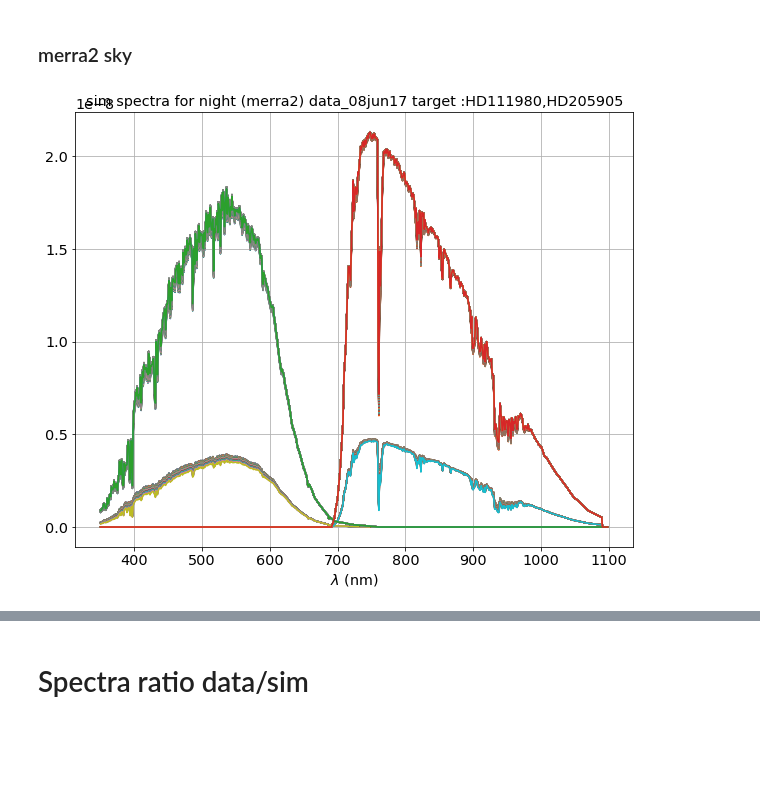
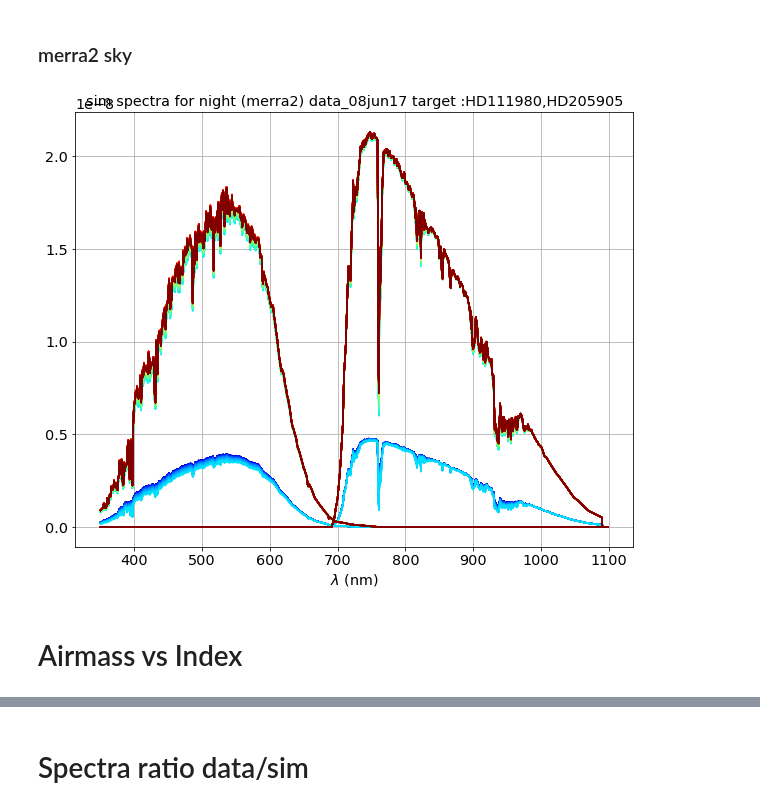
Before and after one commit to sylvielsstfr/SpectractorAnaAtm, a Jupyter notebook: ana_08jun17/GetDisperserTransmission.ipynb, the cells around one changed output, grey strips where cells are left out. Saved outputs shown, nothing was run; the diff lists cells and outputs as text; code cells hidden in the pictures; blank space fills up the shorter version.

```diff
--- a/ana_08jun17/GetDisperserTransmission.ipynb
+++ b/ana_08jun17/GetDisperserTransmission.ipynb
@@ -355,7 +385,7 @@ SelectTagRe='^reduc_%s_([0-9]+)_spectrum.fits$' % (date)
 for ffn in all_spectrafiles:
     fn=ffn.split('/')[-1]
     sel_index= int(re.findall(SelectTagRe,fn)[0])
-    if sel_index in bad_calib_indexes:
+    if sel_index in bad_indexes.values:
         print ' remove ', fn
         file_toremove.append(ffn)
 for f in file_toremove:
@@ -366,7 +396,7 @@ SelectTagRe='^specsim_%s_([0-9]+)_spectrum.fits$' % (date)
 for ffn in all_simspectrafiles1:
     fn=ffn.split('/')[-1]
     sel_index= int(re.findall(SelectTagRe,fn)[0])
-    if sel_index in bad_calib_indexes:
+    if sel_index in bad_indexes.values:
         print ' remove ', fn
         file_toremove.append(ffn)
 for f in file_toremove:
@@ -391,7 +407,7 @@ SelectTagRe='^specsim_%s_([0-9]+)_spectrum.fits$' % (date)
 for ffn in all_simspectrafiles2:
     fn=ffn.split('/')[-1]
     sel_index= int(re.findall(SelectTagRe,fn)[0])
-    if sel_index in bad_calib_indexes:
+    if sel_index in bad_indexes.values:
         print ' remove ', fn
         file_toremove.append(ffn)
 for f in file_toremove:
@@ -416,7 +418,7 @@ SelectTagRe='^specsim_%s_([0-9]+)_spectrum.fits$' % (date)
 for ffn in all_simspectrafiles3:
     fn=ffn.split('/')[-1]
     sel_index= int(re.findall(SelectTagRe,fn)[0])
-    if sel_index in bad_calib_indexes:
+    if sel_index in bad_indexes.values:
         print ' remove ', fn
         file_toremove.append(ffn)
 for f in file_toremove:
@@ -557,6 +523,8 @@ PlotSpectra(all_simspectrafiles2,sel2_obs,SearchTagRe,thetitle)
 # %%
 thetitle="sim spectra for night (merra2) "+All_Subdirs[idx_sel_subdir]+' target :'+list_of_objects_str
 # %%
-PlotSpectra(all_simspectrafiles3,sel2_obs,SearchTagRe,thetitle)
+PlotSpectraDataSim(all_simspectrafiles3,sel2_obs,SearchTagRe,np.zeros(len(wlshift)),thetitle,FLAG_WL_CORRECTION,Flag_corr_wl=False)
 # %% [output]
-[figure, old version]
+[figure, new version]
+# %% [markdown]
+# Airmass vs Index
```
Also changed, not shown: parts of 56 cells of this notebook, 1 other file.
